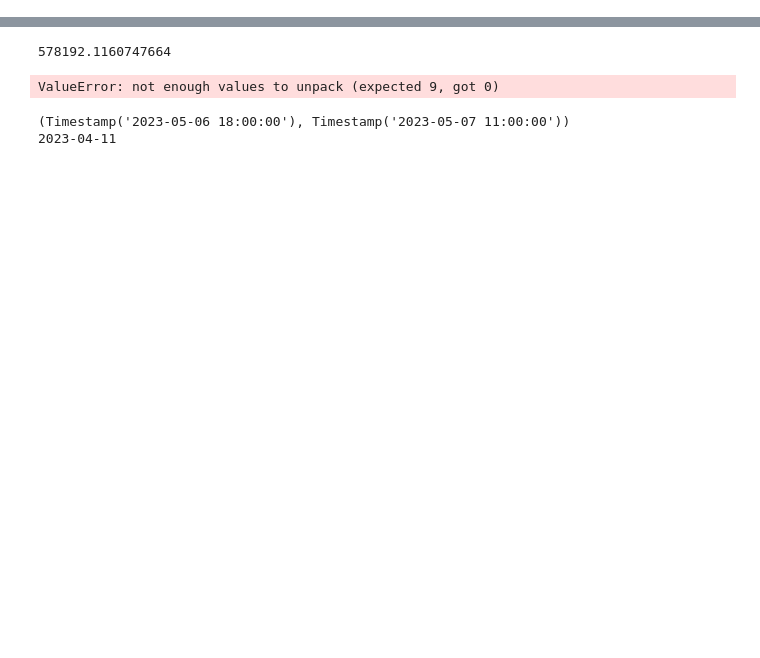
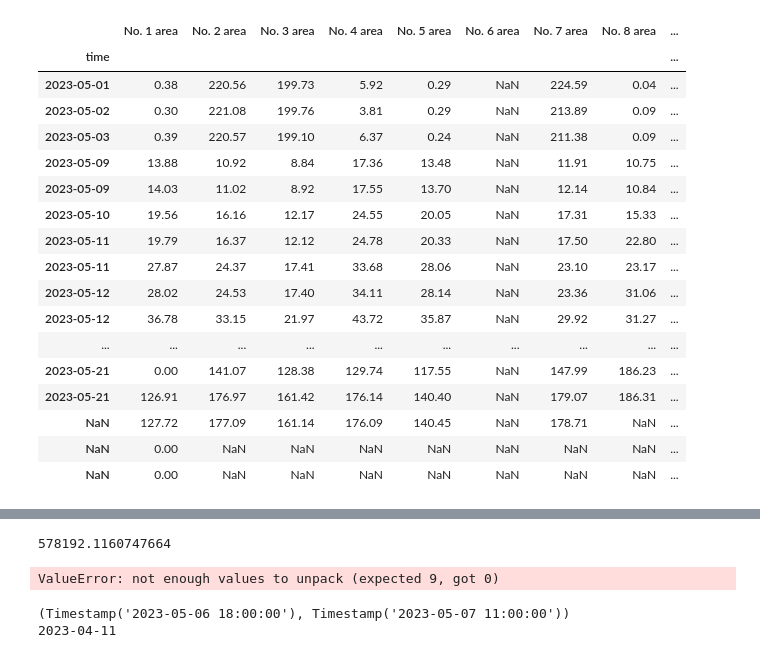
Before and after one commit to ThomasXIONG151215/vertical_farm_dp, a Jupyter notebook: data_upload.ipynb, the cells around one changed output, grey strips where cells are left out. Saved outputs shown, nothing was run; the diff lists cells and outputs as text; code cells hidden in the pictures; blank space fills up the shorter version.

Commit message:
update data

```diff
--- a/data_upload.ipynb
+++ b/data_upload.ipynb
@@ -8,42 +8,57 @@ import sys
 # %%
 import os
 plants = pd.read_csv("G:\生生不息\实验数据\BaiduSyncdisk\Plant_data_halfhour.csv")
 whole_time=[pd.to_datetime(day+' '+hour) for day,hour in zip(plants['Date'],plants['Time'])]
 plants['time']=whole_time
 plants['pixel diff']=plants['Area per plant'].diff(1)
 plants=plants.set_index('time')
 plants['time'] = plants.index
-#plants = plants[:-1]
-re_arranged_plants = pd.DataFrame({})
 
-enviros = pd.read_csv("G:\生生不息\实验数据\BaiduSyncdisk\dataframe4.csv")
+plants = plants[(plants.index.hour == 22) & (plants.index > '2023-05-01')]
 
+plants['time'] = [date.date() for date in plants.index.unique()]
+plants = plants.set_index('time')
 
-df_collection = []
-
+plants_day = pd.DataFrame({})
+#plants_day['time'] = plants.index.unique()
+#plants_day = plants_day.set_index('time')
 for i in range(1,10):
     new_df = pd.DataFrame({})
     new = []
-    times = []
+    times =[]
     #print(i)
     for j in range(len(plants)):
         if plants['No.'][j] == i:
             new.append(plants['Area per plant'][j])
-            times.append(plants['time'][j])
+            times.append(plants.index[j])
     new_df['plant '+str(i)] = new
     new_df['plant '+str(i)+' diff'] = new_df['plant '+str(i)].diff(1)
     new_df['time'] = times
-    new_df['time'] = pd.to_datetime(new_df['time'])
-
-    try:
-        #new_df.resample('1H').mean()
-        df_collection.append(new_df)
-    except:
-        pass
-
-#变成当天光期和当天暗期的整体对比
-#15号光期指的是14号18点到15号11点
-#15号暗期指的是15号11点到15号18点
+    #plants_day['time'] = plants.index.unique()
+    #plants_day = plants_day.set_index('time')
+    plants_day['No. '+str(i)+' area'] = new_df['plant '+str(i)]
+plants_day['time'] = new_df['time']
+plants_day = plants_day.set_index('time')
+plants_day
+# %% [output]
+|  | No. 1 area | No. 2 area | No. 3 area | No. 4 area | No. 5 area | No. 6 area | No. 7 area | No. 8 area | ... |
+| time |  |  |  |  |  |  |  |  | ... |
+| 2023-05-01 | 0.38 | 220.56 | 199.73 | 5.92 | 0.29 | NaN | 224.59 | 0.04 | ... |
+| 2023-05-02 | 0.30 | 221.08 | 199.76 | 3.81 | 0.29 | NaN | 213.89 | 0.09 | ... |
+| 2023-05-03 | 0.39 | 220.57 | 199.10 | 6.37 | 0.24 | NaN | 211.38 | 0.09 | ... |
+| 2023-05-09 | 13.88 | 10.92 | 8.84 | 17.36 | 13.48 | NaN | 11.91 | 10.75 | ... |
+| 2023-05-09 | 14.03 | 11.02 | 8.92 | 17.55 | 13.70 | NaN | 12.14 | 10.84 | ... |
+| 2023-05-10 | 19.56 | 16.16 | 12.17 | 24.55 | 20.05 | NaN | 17.31 | 15.33 | ... |
+| 2023-05-11 | 19.79 | 16.37 | 12.12 | 24.78 | 20.33 | NaN | 17.50 | 22.80 | ... |
+| 2023-05-11 | 27.87 | 24.37 | 17.41 | 33.68 | 28.06 | NaN | 23.10 | 23.17 | ... |
+| 2023-05-12 | 28.02 | 24.53 | 17.40 | 34.11 | 28.14 | NaN | 23.36 | 31.06 | ... |
+| 2023-05-12 | 36.78 | 33.15 | 21.97 | 43.72 | 35.87 | NaN | 29.92 | 31.27 | ... |
+| ... | ... | ... | ... | ... | ... | ... | ... | ... | ... |
+| 2023-05-21 | 0.00 | 141.07 | 128.38 | 129.74 | 117.55 | NaN | 147.99 | 186.23 | ... |
+| 2023-05-21 | 126.91 | 176.97 | 161.42 | 176.14 | 140.40 | NaN | 179.07 | 186.31 | ... |
+| NaN | 127.72 | 177.09 | 161.14 | 176.09 | 140.45 | NaN | 178.71 | NaN | ... |
+| NaN | 0.00 | NaN | NaN | NaN | NaN | NaN | NaN | NaN | ... |
+| NaN | 0.00 | NaN | NaN | NaN | NaN | NaN | NaN | NaN | ... |
 # %%
 # Define a function that generates a list of time ranges for a period
 def generate_time_ranges(start_time, end_time, own_freq, other_freq):
```
Also changed, not shown: parts of 13 cells of this notebook, 2 other files.
